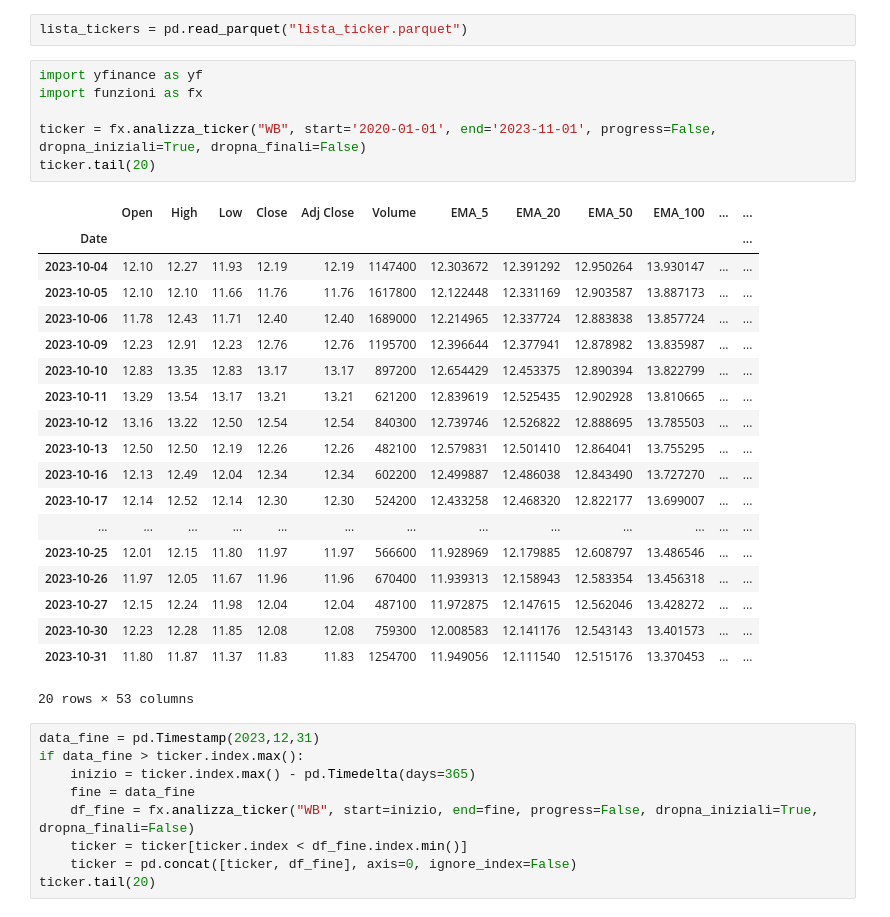
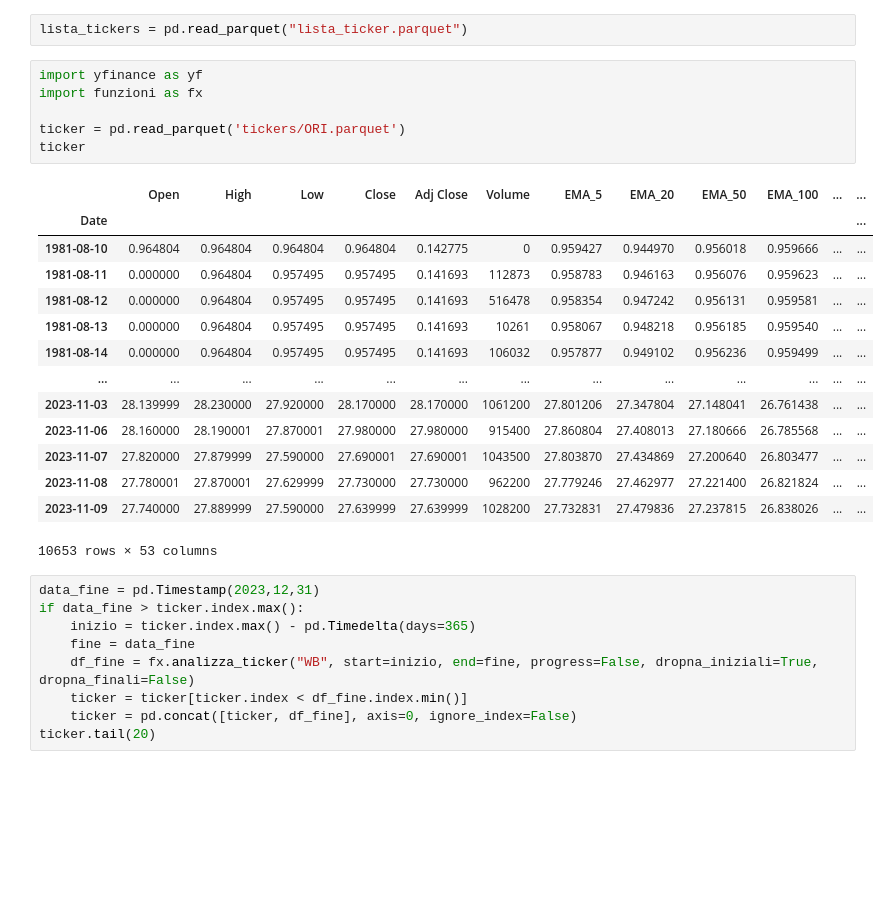
Before and after one commit to enricomarchi/Borsa, a Jupyter notebook: Untitled-1.ipynb, the cells around one changed output. Saved outputs shown, nothing was run; the diff lists cells and outputs as text; blank space fills up the shorter version.

```diff
--- a/Untitled-1.ipynb
+++ b/Untitled-1.ipynb
@@ -7,29 +7,24 @@ lista_tickers = pd.read_parquet("lista_ticker.parquet")
 # %%
 import yfinance as yf
 import funzioni as fx
 
-ticker = fx.analizza_ticker("WB", start='2020-01-01', end='2023-11-01', progress=False, dropna_iniziali=True, dropna_finali=False)
-ticker.tail(20)
+ticker = pd.read_parquet('tickers/ORI.parquet')
+ticker
 # %% [output]
 |  | Open | High | Low | Close | Adj Close | Volume | EMA_5 | EMA_20 | EMA_50 | EMA_100 | ... | ... |
 | Date |  |  |  |  |  |  |  |  |  |  |  | ... |
-| 2023-10-04 | 12.10 | 12.27 | 11.93 | 12.19 | 12.19 | 1147400 | 12.303672 | 12.391292 | 12.950264 | 13.930147 | ... | ... |
-| 2023-10-05 | 12.10 | 12.10 | 11.66 | 11.76 | 11.76 | 1617800 | 12.122448 | 12.331169 | 12.903587 | 13.887173 | ... | ... |
-| 2023-10-06 | 11.78 | 12.43 | 11.71 | 12.40 | 12.40 | 1689000 | 12.214965 | 12.337724 | 12.883838 | 13.857724 | ... | ... |
-| 2023-10-09 | 12.23 | 12.91 | 12.23 | 12.76 | 12.76 | 1195700 | 12.396644 | 12.377941 | 12.878982 | 13.835987 | ... | ... |
-| 2023-10-10 | 12.83 | 13.35 | 12.83 | 13.17 | 13.17 | 897200 | 12.654429 | 12.453375 | 12.890394 | 13.822799 | ... | ... |
-| 2023-10-11 | 13.29 | 13.54 | 13.17 | 13.21 | 13.21 | 621200 | 12.839619 | 12.525435 | 12.902928 | 13.810665 | ... | ... |
-| 2023-10-12 | 13.16 | 13.22 | 12.50 | 12.54 | 12.54 | 840300 | 12.739746 | 12.526822 | 12.888695 | 13.785503 | ... | ... |
-| 2023-10-13 | 12.50 | 12.50 | 12.19 | 12.26 | 12.26 | 482100 | 12.579831 | 12.501410 | 12.864041 | 13.755295 | ... | ... |
-| 2023-10-16 | 12.13 | 12.49 | 12.04 | 12.34 | 12.34 | 602200 | 12.499887 | 12.486038 | 12.843490 | 13.727270 | ... | ... |
-| 2023-10-17 | 12.14 | 12.52 | 12.14 | 12.30 | 12.30 | 524200 | 12.433258 | 12.468320 | 12.822177 | 13.699007 | ... | ... |
+| 1981-08-10 | 0.964804 | 0.964804 | 0.964804 | 0.964804 | 0.142775 | 0 | 0.959427 | 0.944970 | 0.956018 | 0.959666 | ... | ... |
+| 1981-08-11 | 0.000000 | 0.964804 | 0.957495 | 0.957495 | 0.141693 | 112873 | 0.958783 | 0.946163 | 0.956076 | 0.959623 | ... | ... |
+| 1981-08-12 | 0.000000 | 0.964804 | 0.957495 | 0.957495 | 0.141693 | 516478 | 0.958354 | 0.947242 | 0.956131 | 0.959581 | ... | ... |
+| 1981-08-13 | 0.000000 | 0.964804 | 0.957495 | 0.957495 | 0.141693 | 10261 | 0.958067 | 0.948218 | 0.956185 | 0.959540 | ... | ... |
+| 1981-08-14 | 0.000000 | 0.964804 | 0.957495 | 0.957495 | 0.141693 | 106032 | 0.957877 | 0.949102 | 0.956236 | 0.959499 | ... | ... |
 | ... | ... | ... | ... | ... | ... | ... | ... | ... | ... | ... | ... | ... |
-| 2023-10-25 | 12.01 | 12.15 | 11.80 | 11.97 | 11.97 | 566600 | 11.928969 | 12.179885 | 12.608797 | 13.486546 | ... | ... |
-| 2023-10-26 | 11.97 | 12.05 | 11.67 | 11.96 | 11.96 | 670400 | 11.939313 | 12.158943 | 12.583354 | 13.456318 | ... | ... |
-| 2023-10-27 | 12.15 | 12.24 | 11.98 | 12.04 | 12.04 | 487100 | 11.972875 | 12.147615 | 12.562046 | 13.428272 | ... | ... |
-| 2023-10-30 | 12.23 | 12.28 | 11.85 | 12.08 | 12.08 | 759300 | 12.008583 | 12.141176 | 12.543143 | 13.401573 | ... | ... |
-| 2023-10-31 | 11.80 | 11.87 | 11.37 | 11.83 | 11.83 | 1254700 | 11.949056 | 12.111540 | 12.515176 | 13.370453 | ... | ... |
+| 2023-11-03 | 28.139999 | 28.230000 | 27.920000 | 28.170000 | 28.170000 | 1061200 | 27.801206 | 27.347804 | 27.148041 | 26.761438 | ... | ... |
+| 2023-11-06 | 28.160000 | 28.190001 | 27.870001 | 27.980000 | 27.980000 | 915400 | 27.860804 | 27.408013 | 27.180666 | 26.785568 | ... | ... |
+| 2023-11-07 | 27.820000 | 27.879999 | 27.590000 | 27.690001 | 27.690001 | 1043500 | 27.803870 | 27.434869 | 27.200640 | 26.803477 | ... | ... |
+| 2023-11-08 | 27.780001 | 27.870001 | 27.629999 | 27.730000 | 27.730000 | 962200 | 27.779246 | 27.462977 | 27.221400 | 26.821824 | ... | ... |
+| 2023-11-09 | 27.740000 | 27.889999 | 27.590000 | 27.639999 | 27.639999 | 1028200 | 27.732831 | 27.479836 | 27.237815 | 26.838026 | ... | ... |
-20 rows × 53 columns
+10653 rows × 53 columns
 # %%
 data_fine = pd.Timestamp(2023,12,31)
 if data_fine > ticker.index.max():
```
Also changed, not shown: 2 other files.
